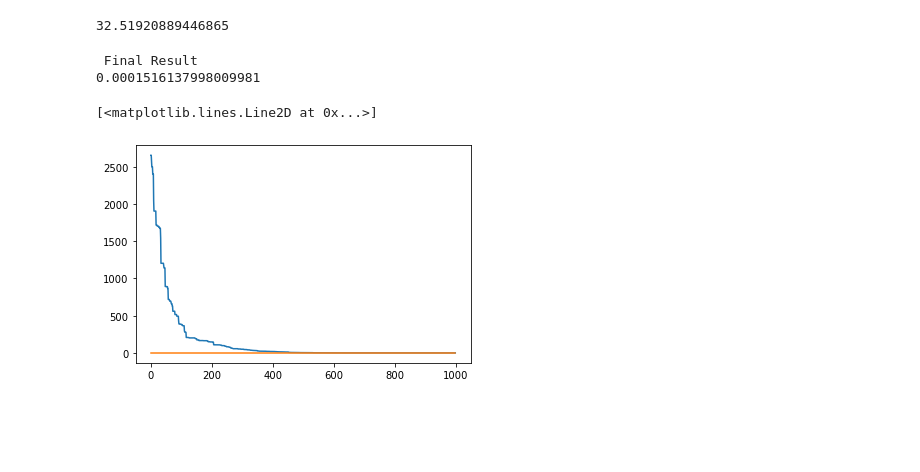
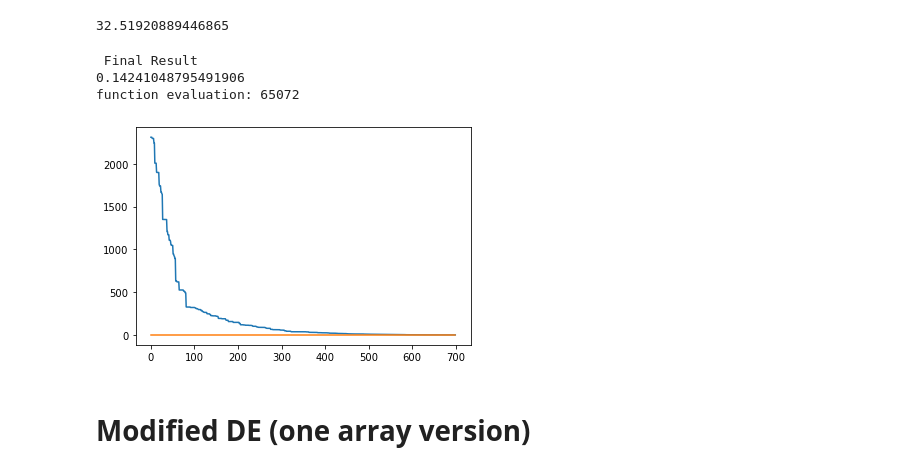
Before and after one commit to djdmlwns/GeneticAlgorithmTest, a Jupyter notebook: Genetic algorithm.ipynb, the cells around one changed output. Saved outputs shown, nothing was run; the diff lists cells and outputs as text; code cells hidden in the pictures; blank space fills up the shorter version.

```diff
--- a/Genetic algorithm.ipynb
+++ b/Genetic algorithm.ipynb
@@ -595,6 +595,8 @@ generate_population_general(3,2,-5,5)
 import math
 
 def apply_function_general(individual, verbose = False):
+    global functionevaluation
+    functionevaluation += 1
 #    function_value = 20 + x ** 2 + y **2 - 10 * (math.cos(2 * math.pi * x) + math.cos(2 * math.pi * y))
     function_value = 10 * len(individual.values())+ sum(x ** 4 for x in individual.values()) - 10 * (sum(math.cos(2*math.pi*x) for x in individual.values()))
     return function_value
@@ -607,9 +609,9 @@ apply_function_general(popp[2])
 # %% [output]
 32.51920889446865
 # %%
-generations = 1000
+generations = 700
 kkt= False
-
+functionevaluation = 0
 population = generate_population_general(size = 30, dimension=30, upper=5.12, lower=-5.12)
 
 i = 1
@@ -618,33 +620,36 @@ global_best_individual = sort_population_by_fitness(population)[0]
 
 while True:
 #    print("Generation {}".format(i))
 #    for individual in population:
 #        print(individual)
     current_generation = i
     best_individual = sort_population_by_fitness(population)[0]
     if apply_function_general(global_best_individual) > apply_function_general(best_individual):
         global_best_individual = best_individual
 
 #    print("\n Best in Generation {}".format(i))
 #    print(best_individual, apply_function(best_individual))
     performance.append(apply_function_general(best_individual))
     if i == generations:
         break
     i += 1
 
 #    mutant = mutation_DE(population, best = True) # to use best vector as a base for search vector
     mutant = mutation_DE(population, best = False)
     trial = crossover_DE(population, mutant)
     population = selection_DE(population, trial)
 
 #best_individual = sort_population_by_fitness(population)[0]
 print("\n Final Result")
 #print(global_best_individual)
 print(apply_function_general(global_best_individual))
 plt.plot(performance)
 plt.plot(np.ones(len(performance)) * apply_function_general(global_best_individual))
+print("function evaluation: {}".format(functionevaluation))
 # %% [output]
  Final Result
-0.0001516137998009981
+0.14241048795491906
+function evaluation: 65072
-[<matplotlib.lines.Line2D at 0x...>]
-[figure, old version]
+[figure, new version]
+# %% [markdown]
+# Modified DE (one array version)
```
Also changed, not shown: parts of 5 cells of this notebook, 1 other file.
